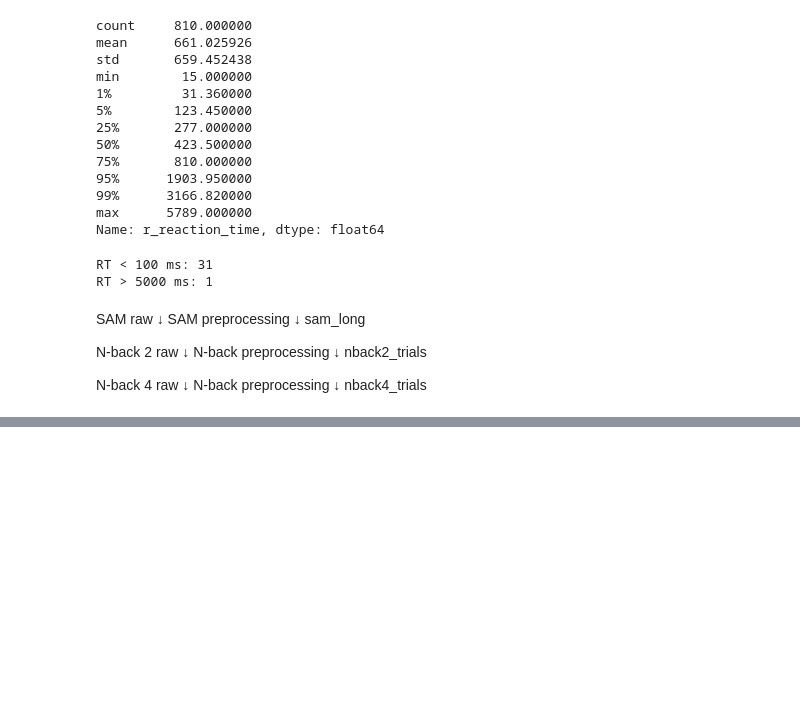
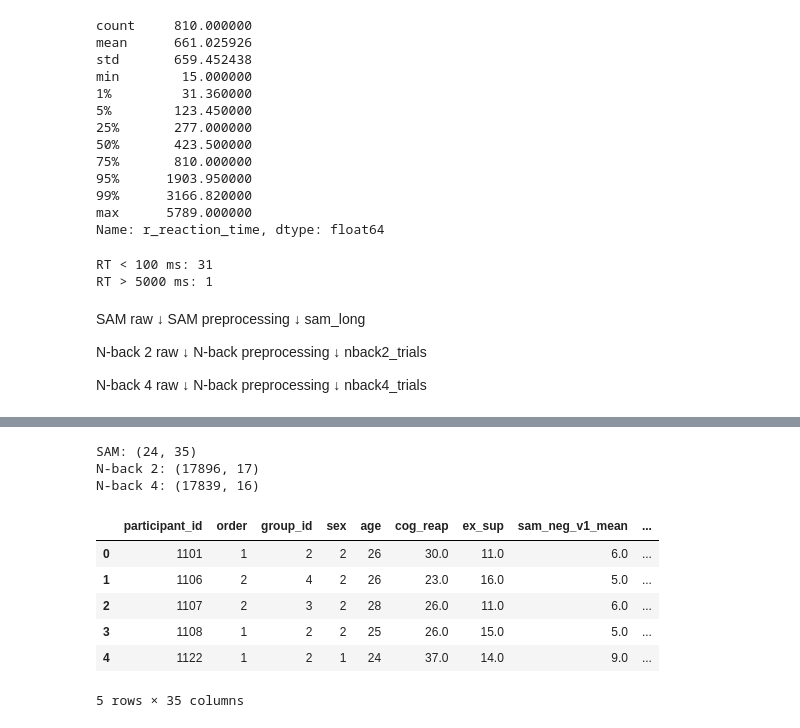
Before and after one commit to Neurocognitive-Engineering-Laboratory/experiment-crossover-emotion, a Jupyter notebook: notebooks/01_data_cleaning.ipynb, the cells around one changed output, grey strips where cells are left out. Drawn from its saved outputs; the diff is of its cells as text; code cells hidden in the pictures; blank space fills up the shorter version.

```diff
--- a/notebooks/01_data_cleaning.ipynb
+++ b/notebooks/01_data_cleaning.ipynb
@@ -280,0 +655,33 @@ nback4.head(5)
+# %%
+print(
+    "SAM:",
+    sam_raw.shape
+)
+
+print(
+    "N-back 2:",
+    nback2_raw.shape
+)
+
+print(
+    "N-back 4:",
+    nback4_raw.shape
+)
+# %% [output]
+SAM: (24, 35)
+N-back 2: (17896, 17)
+N-back 4: (17839, 16)
+# %%
+sam = preprocess_sam(
+    sam_raw
+)
+
+sam.head()
+# %% [output]
+|  | participant_id | order | group_id | sex | age | cog_reap | ex_sup | sam_neg_v1_mean | ... |
+| 0 | 1101 | 1 | 2 | 2 | 26 | 30.0 | 11.0 | 6.0 | ... |
+| 1 | 1106 | 2 | 4 | 2 | 26 | 23.0 | 16.0 | 5.0 | ... |
+| 2 | 1107 | 2 | 3 | 2 | 28 | 26.0 | 11.0 | 6.0 | ... |
+| 3 | 1108 | 1 | 2 | 2 | 25 | 26.0 | 15.0 | 5.0 | ... |
+| 4 | 1122 | 1 | 2 | 1 | 24 | 37.0 | 14.0 | 9.0 | ... |
+5 rows × 35 columns
```
Also changed, not shown: parts of 22 cells of this notebook, 1 other file.
